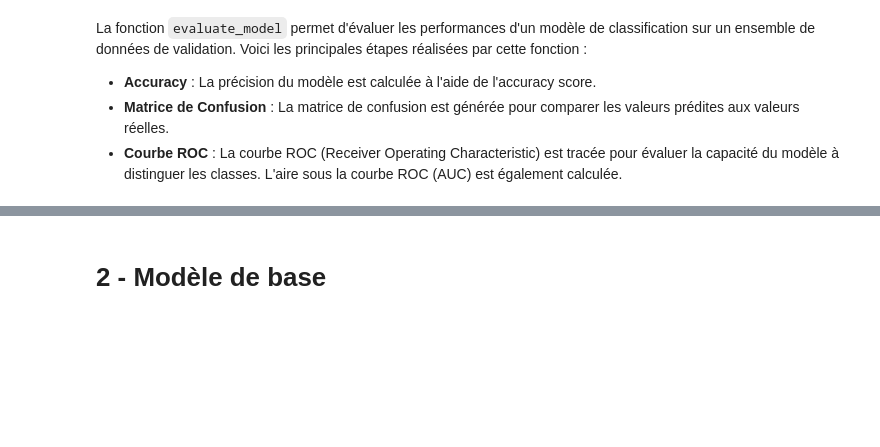
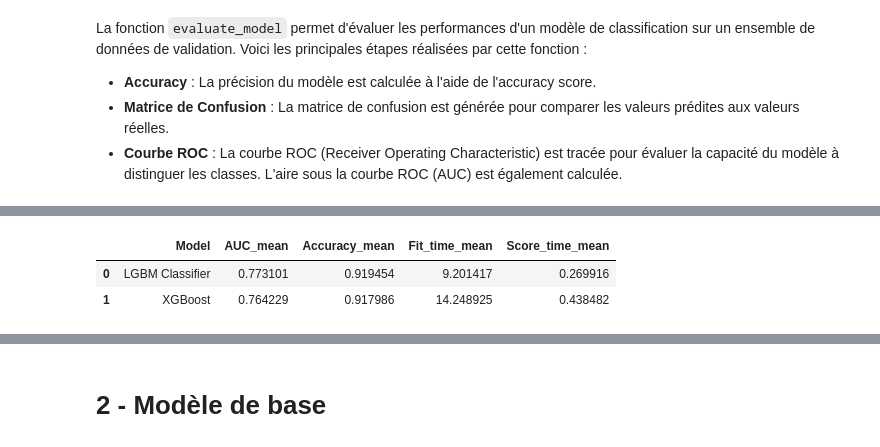
Before and after one commit to GaryMauger/P7_implementer_modele_scoring, a Jupyter notebook: Projet_7_2.ipynb, the cells around one changed output, grey strips where cells are left out. Saved outputs shown, nothing was run; the diff lists cells and outputs as text; code cells hidden in the pictures; blank space fills up the shorter version.

```diff
--- a/Projet_7_2.ipynb
+++ b/Projet_7_2.ipynb
@@ -83,8 +86,8 @@ start = time.time()
 # %% [markdown]
 ## 1.2 - Importation des données
 # %%
-# Initialiser MLFlow
-mlflow.set_experiment("Home Credit Default Risk - Modelisation 3")
+# On va commencer par initialiser MLFlow
+mlflow.set_experiment("Home Credit Default Risk - Modelisation 4")
 # %% [output]
 WARNING:root:Malformed experiment '792830381958516671'. Detailed error Yaml file 'C:\Users\mauge\Documents\github\P7_implementer_modele_scoring\mlruns\792830381958516671\meta.yaml' does not exist.
 Traceback (most recent call last):
@@ -216,0 +516,6 @@ La fonction `evaluate_model` permet d'évaluer les performances d'un modèle de
+# %%
+# On va définir le/les modèle(s)
+models = {
+    'LGBM Classifier': lgb.LGBMClassifier(random_state=42),
+    'XGBoost': xgb.XGBClassifier(random_state=42)
+}
@@ -216,0 +527,4 @@ La fonction `evaluate_model` permet d'évaluer les performances d'un modèle de
+# %%
+# On va entraîner et évaluer le modèle via cross validation sur le train_set
+evaluate_models_with_cross_validation(models, X_train_split, y_train_split, log_to_mlflow=True)
+# %% [output]
@@ -216,0 +533,3 @@ La fonction `evaluate_model` permet d'évaluer les performances d'un modèle de
+|  | Model | AUC_mean | Accuracy_mean | Fit_time_mean | Score_time_mean |
+| 0 | LGBM Classifier | 0.773101 | 0.919454 | 9.201417 | 0.269916 |
+| 1 | XGBoost | 0.764229 | 0.917986 | 14.248925 | 0.438482 |
```
Also changed, not shown: parts of 57 cells of this notebook.
